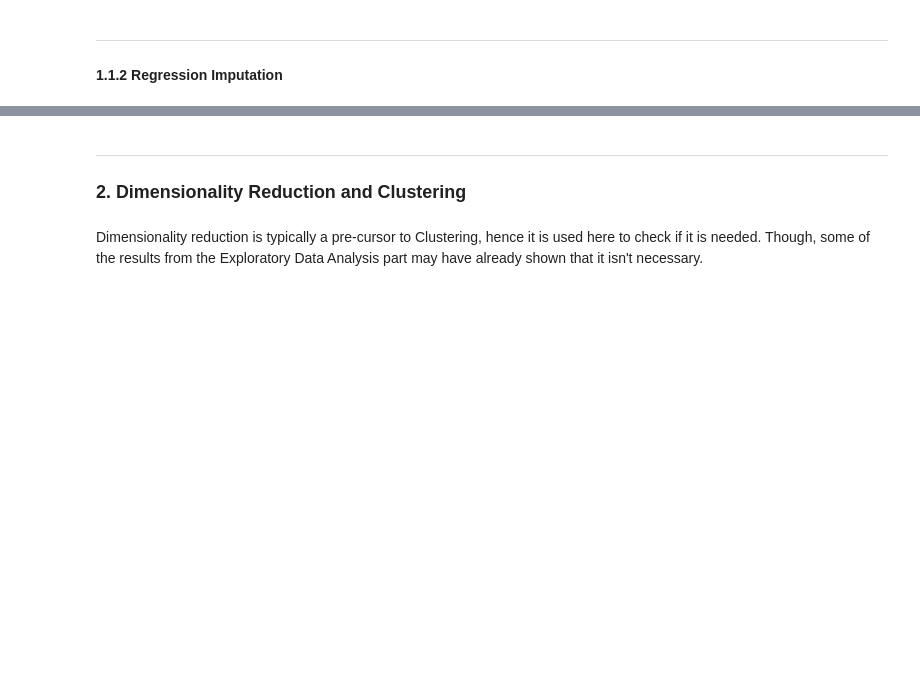
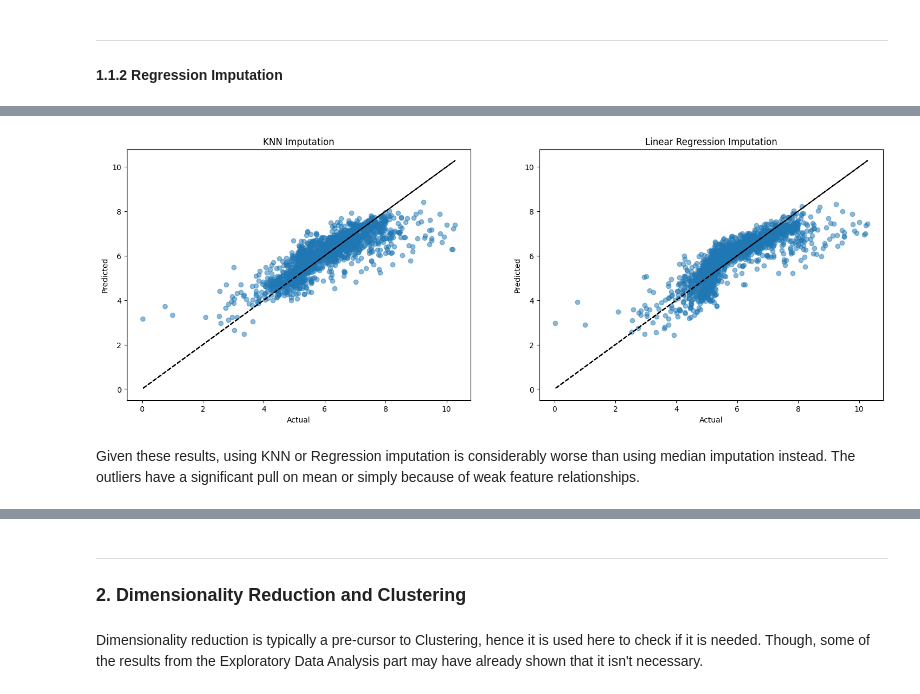
Before and after one commit to ja-ada05/ccard_ml, a Jupyter notebook: inference/cc.ipynb, the cells around one changed output, grey strips where cells are left out. Saved outputs shown, nothing was run; the diff lists cells and outputs as text; code cells hidden in the pictures; blank space fills up the shorter version.

```diff
--- a/inference/cc.ipynb
+++ b/inference/cc.ipynb
@@ -443,0 +448,13 @@ Best k selected: 7
+# %%
+# Use only the training portion of known_idx for k selection (val stays untouched)
+train_only_idx = train_idx.copy()
+
+k_candidates = [3, 5, 7, 9, 11, 13, 15, 17]
+cv_results = {}
+for k in k_candidates:
+    score = knn_cv_rmse(data, target_col, k, train_only_idx)
+    cv_results[k] = score
+    print(f"k={k:>2} | CV RMSE (log-space) = {score:.4f}")
+
+best_k = min(cv_results, key=cv_results.get)
+print(f"\nBest k selected: {best_k}\n")
@@ -476,0 +508,14 @@ imputed_full[target_col] = np.minimum(imputed_full[target_col], imputed_full["PA
+# %%
+X_train = data.loc[train_idx, feature_cols]
+y_train = data.loc[train_idx, target_col]
+X_val = data.loc[val_idx, feature_cols]
+
+scaler_reg = StandardScaler()
+X_train_scaled = scaler_reg.fit_transform(X_train)
+X_val_scaled = scaler_reg.transform(X_val)
+
+reg_model = LinearRegression()
+reg_model.fit(X_train_scaled, y_train)
+
+y_val_pred_reg = reg_model.predict(X_val_scaled)
+results_reg = evaluate_both_spaces(y_val_true, y_val_pred_reg, label="Linear Regression Imputation")
@@ -484,0 +553,18 @@ imputed_full[target_col] = np.minimum(imputed_full[target_col], imputed_full["PA
+# %%
+#plot predicted vs actual
+
+fig, axes = plt.subplots(1, 2, figsize=(18, 6))
+
+for i, (y_true, y_pred, label) in enumerate([
+    (y_val_true, y_val_pred_knn, "KNN Imputation"),
+    (y_val_true, y_val_pred_reg, "Linear Regression Imputation")
+]):
+    axes[i].plot(y_true, y_pred, "o", alpha=0.5)
+    axes[i].plot(y_true, y_true, "k--")
+    axes[i].set_xlabel("Actual")
+    axes[i].set_ylabel("Predicted")
+    axes[i].set_title(label)
+# %% [output]
+[figure, added]
+# %% [markdown]
+Given these results, using KNN or Regression imputation is considerably worse than using median imputation instead. The outliers have a significant pull on mean or simply because of weak feature relationships.
```
Also changed, not shown: parts of 21 cells of this notebook.
